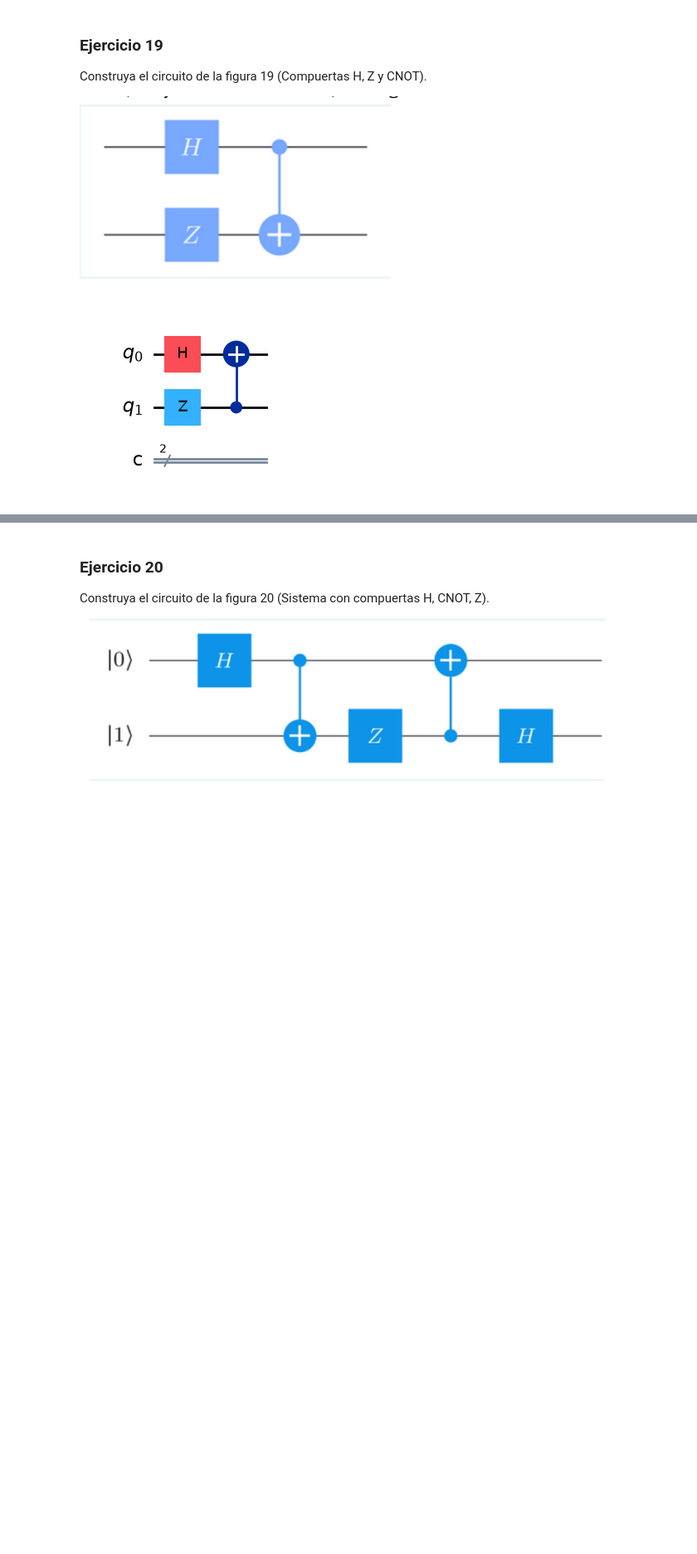
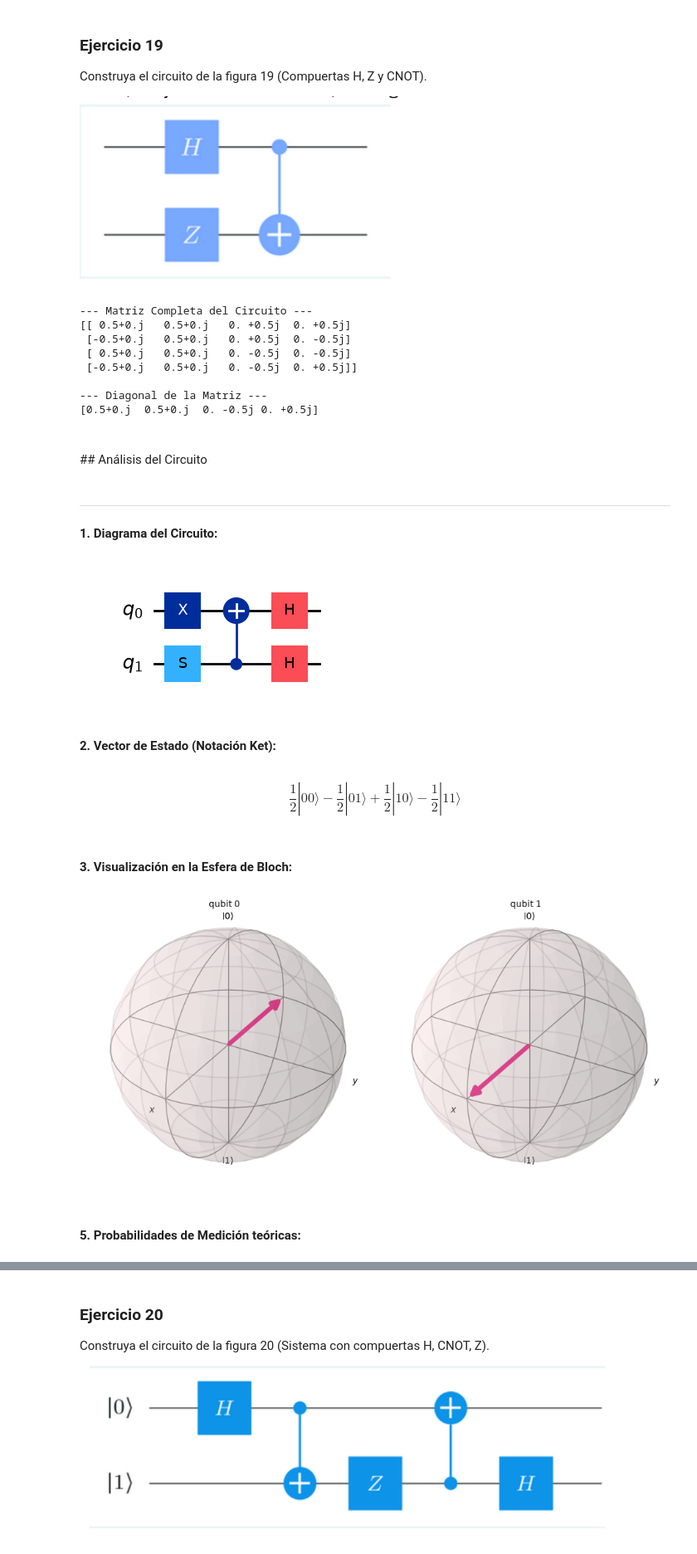
Before and after one commit to troncos22/QTD, a Jupyter notebook: clase_qiskit.ipynb, the cells around one changed output, grey strips where cells are left out. Shown at 83% size. Saved outputs shown, nothing was run; the diff lists cells and outputs as text; code cells hidden in the pictures; blank space fills up the shorter version.

```diff
--- a/clase_qiskit.ipynb
+++ b/clase_qiskit.ipynb
@@ -279,11 +277,40 @@ Construya el circuito de la figura 19 (Compuertas H, Z y CNOT).
 
 
 ![image.png](attachment:image.png)
-# %%
-qc = QuantumCircuit(2,2)
-qc.h(0)
-qc.z(1)
-qc.cx(1,0)
-display(qc.draw('mpl'))
-# %% [output]
-[figure, removed]
+# %%
+qc = QuantumCircuit(2)
+qc.x(0)
+qc.s(1)
+qc.cx(1,0)
+qc.h(0)
+qc.h(1)
+#analizar_circuito(qc)
+matriz_circuito = Operator(qc).data
+print("--- Matriz Completa del Circuito ---")
+print(np.round(matriz_circuito, 3)) # Redondeamos para que sea legible
+
+# 3. Extraemos la DIAGONAL de la matriz
+# np.diag() toma una matriz y devuelve solo los valores de esquina a esquina
+diagonal = np.diag(matriz_circuito)
+
+print("\n--- Diagonal de la Matriz ---")
+print(np.round(diagonal, 3))
+analizar_circuito(qc)
+# %% [output]
+--- Matriz Completa del Circuito ---
+[[ 0.5+0.j   0.5+0.j   0. +0.5j  0. +0.5j]
+ [-0.5+0.j   0.5+0.j   0. +0.5j  0. -0.5j]
+ [ 0.5+0.j   0.5+0.j   0. -0.5j  0. -0.5j]
+ [-0.5+0.j   0.5+0.j   0. -0.5j  0. +0.5j]]
+
+--- Diagonal de la Matriz ---
+[0.5+0.j  0.5+0.j  0. -0.5j 0. +0.5j]
+<br>## Análisis del Circuito
+---
+**1. Diagrama del Circuito:**
+[figure, added]
+<br>**2. Vector de Estado (Notación Ket):**
+$$\frac{1}{2} |00\rangle- \frac{1}{2} |01\rangle+\frac{1}{2} |10\rangle- \frac{1}{2} |11\rangle$$
+<br>**3. Visualización en la Esfera de Bloch:**
+[figure, added]
+<br>**5. Probabilidades de Medición teóricas:**
```
Also changed, not shown: parts of 16 cells of this notebook, 1 other file.
